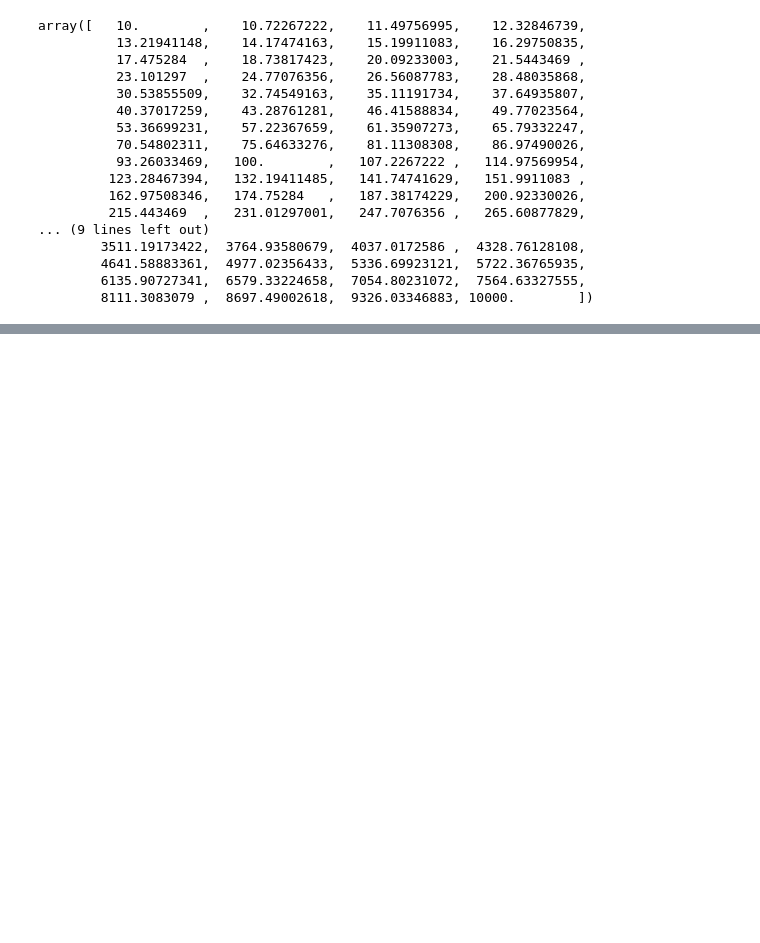
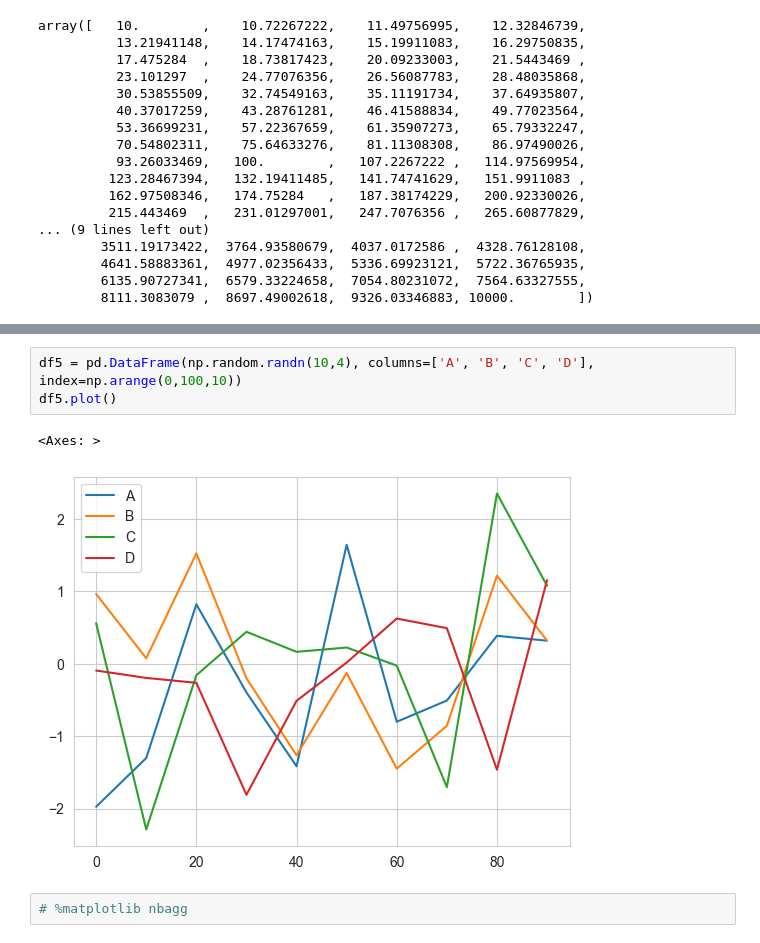
Before and after one commit to Yuu-Yur/Python_Practice_PyCharm, a Jupyter notebook: 7장/test7.ipynb, the cells around one changed output, grey strips where cells are left out. Cells and saved outputs as stored; diff of their text form; blank space fills up the shorter version.

```diff
--- a/7장/test7.ipynb
+++ b/7장/test7.ipynb
@@ -182,0 +509,8 @@ array([   10.        ,    10.72267222,    11.49756995,    12.32846739,
+# %%
+df5 = pd.DataFrame(np.random.randn(10,4), columns=['A', 'B', 'C', 'D'], index=np.arange(0,100,10))
+df5.plot()
+# %% [output]
+<Axes: >
+[figure, added]
+# %%
+# %matplotlib nbagg
```
Also changed, not shown: parts of 31 cells of this notebook, 4 other files.
